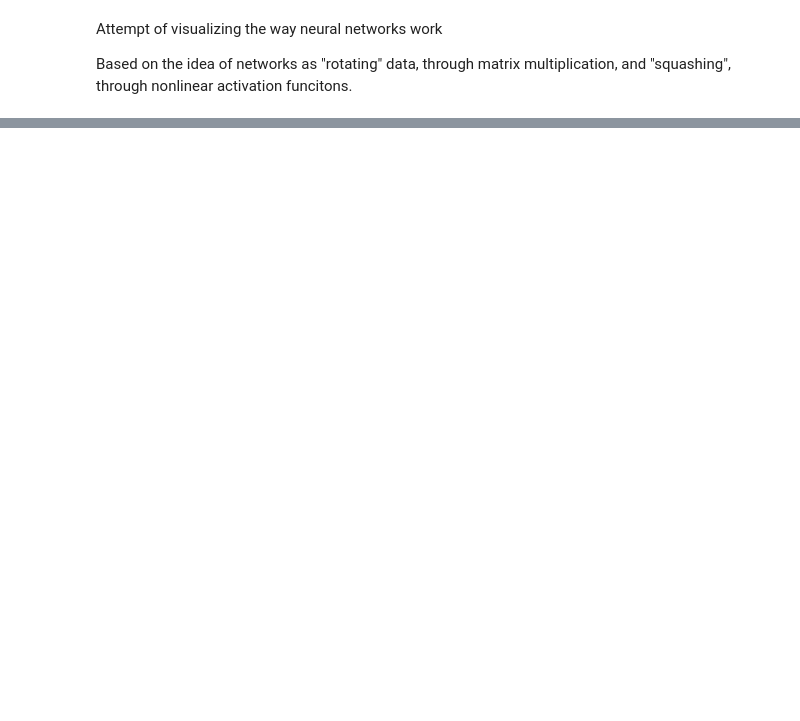
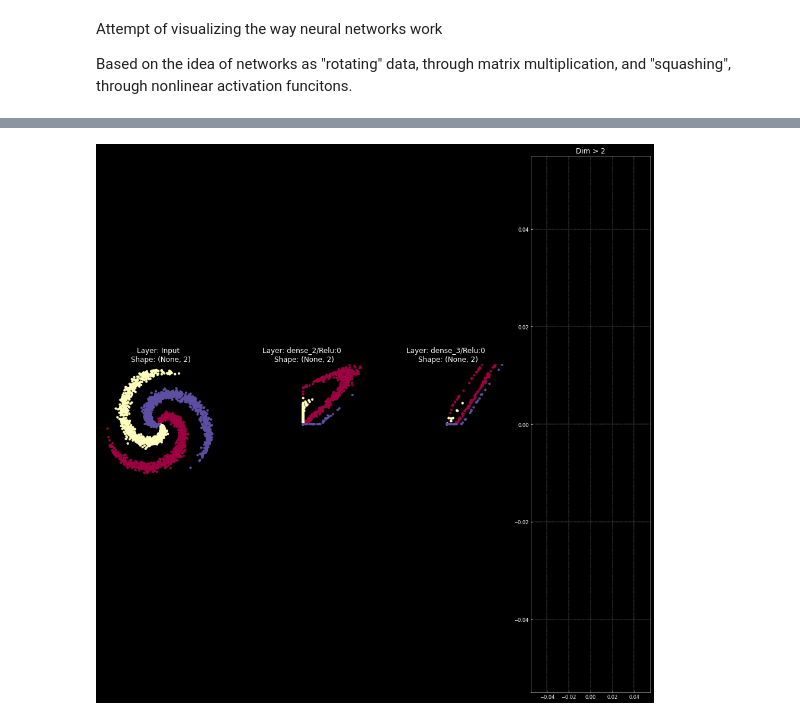
Before and after one commit to AllaVinner/JL-ML, a Jupyter notebook: visualization.ipynb, the cells around one changed output, grey strips where cells are left out. Drawn from its saved outputs; the diff is of its cells as text; code cells hidden in the pictures; blank space fills up the shorter version.

```diff
--- a/visualization.ipynb
+++ b/visualization.ipynb
@@ -115,8 +123,8 @@ det(W) = -1.5415477
 
 model = keras.Sequential([
     keras.Input(shape=(D,)),
-    layers.Dense(100, activation='relu'),
-    layers.Dense(D, activation='relu')
+    layers.Dense(D, activation='relu'),
+    layers.Dense(D, activation='relu'),
     layers.Dense(C, activation='linear')
 ])
 # %%
@@ -213,0 +199,24 @@ plot_model(model, X,  y)
+# %%
+# Show output after each layer
+
+from keras import backend
+
+layers = []
+names = []
+# Add input as function
+layers.append(backend.function([model.layers[0].input], [model.layers[0].input]))
+names.append(('Input', model.layers[0].input.shape))
+
+# Store all layer output functions
+for layer in model.layers:
+    layers.append(backend.function([model.layers[0].input], [layer.output]))
+    names.append((layer.output.name, layer.output.shape))
+
+nbr_layers = len(layers)
+f, axs = plt.subplots(1, nbr_layers, figsize=(20, 20))
+for i, f in enumerate(layers):
+    plt.subplot(1, nbr_layers, i + 1)
+    plt.title('Layer: {} \n Shape: {}'.format(names[i][0], names[i][1]))
+    plot_data(f(X)[0], y)
+# %% [output]
+[figure, added]
```
Also changed, not shown: parts of 9 cells of this notebook.
